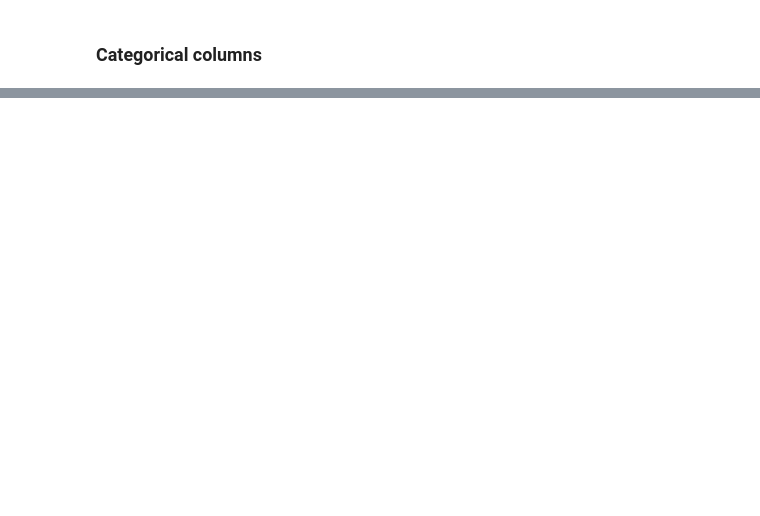
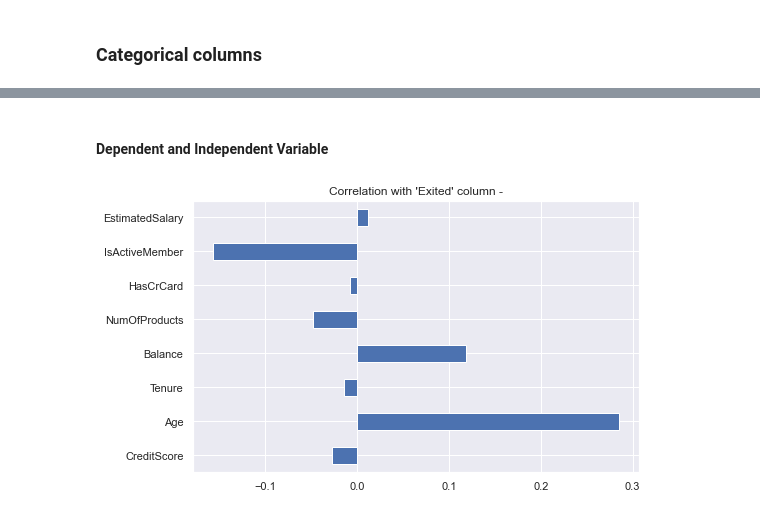
Before and after one commit to bayuwira/Project-Churn-for-Bank-Customers, a Jupyter notebook: Copy of Customer Churn Analysis.ipynb, the cells around one changed output, grey strips where cells are left out. Cells and saved outputs as stored; diff of their text form; code cells hidden in the pictures; blank space fills up the shorter version.

```diff
--- a/Copy of Customer Churn Analysis.ipynb
+++ b/Copy of Customer Churn Analysis.ipynb
@@ -309,0 +332,11 @@ sns.countplot(data = df,x = 'IsActiveMember',ax=axs[1,2])
+# %% [markdown]
+#### Dependent and Independent Variable
+# %%
+temp = df.drop(columns=['Exited'], axis=1)
+temp.corr()
+
+plt.figure(figsize=(8, 5))
+temp.corrwith(df['Exited']).plot(kind='barh', title="Correlation with 'Exited' column -")
+plt.show()
+# %% [output]
+[figure, added]
```
Also changed, not shown: parts of 18 cells of this notebook.
